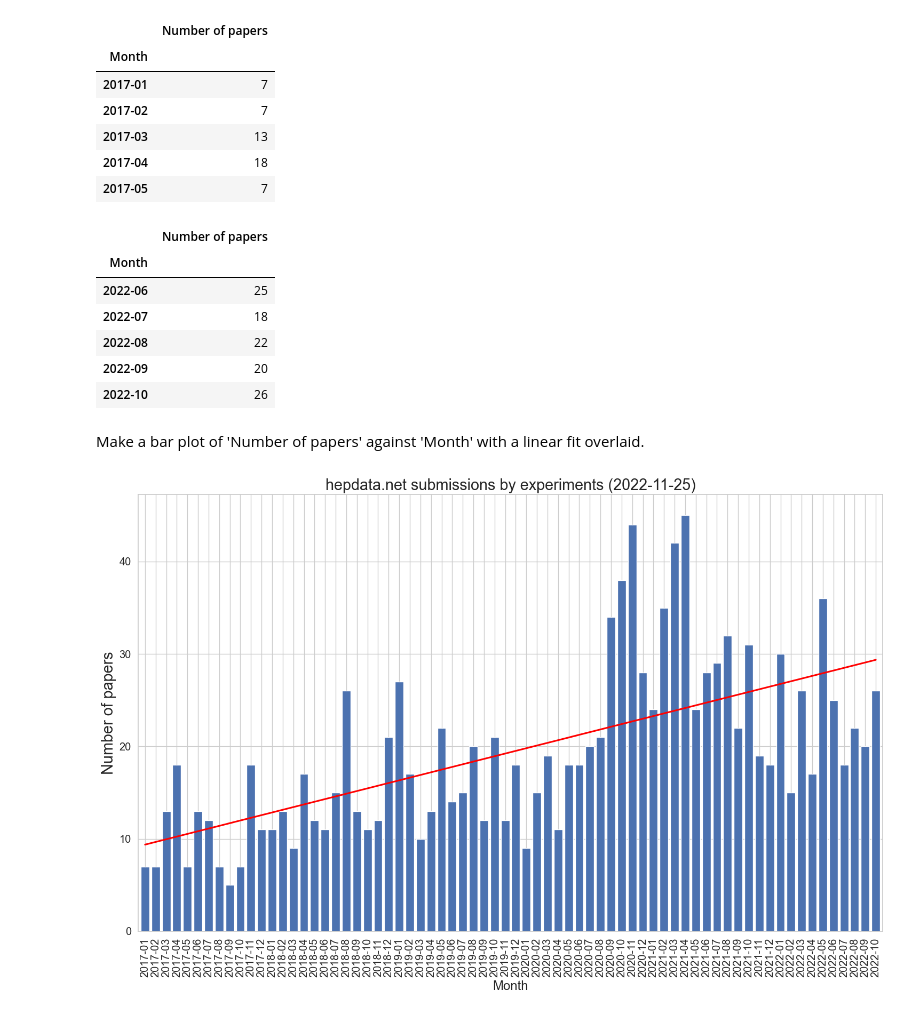
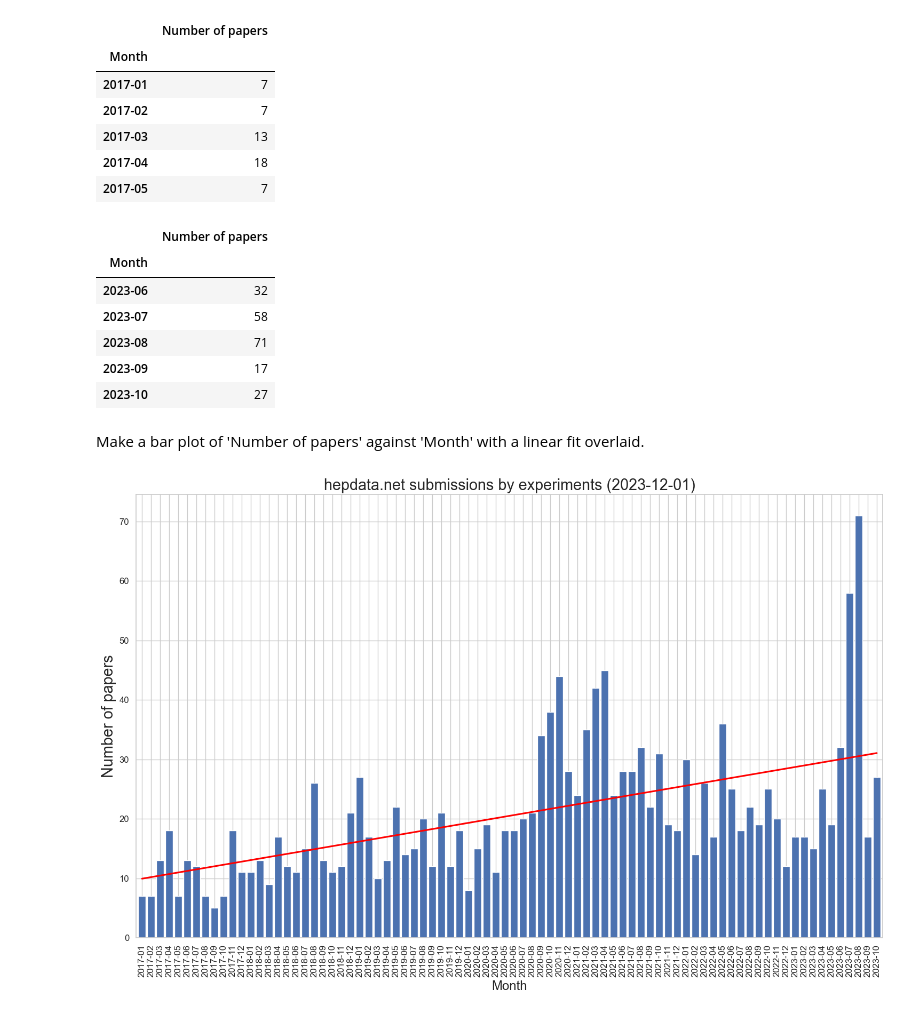
Before and after one commit to HEPData/miscellaneous, a Jupyter notebook: notebooks/plot_submissions_with_date.ipynb, the cells around one changed output. Saved outputs shown, nothing was run; the diff lists cells and outputs as text; code cells hidden in the pictures.

```diff
--- a/notebooks/plot_submissions_with_date.ipynb
+++ b/notebooks/plot_submissions_with_date.ipynb
@@ -12,3 +10,5 @@ date = '2022-11-25'
+# %%
+date = '2023-12-01'
 # %%
 df = pd.read_csv('submissions_with_date_{}.csv'.format(date), index_col='last_updated',
                  usecols=['collaboration', 'last_updated'], parse_dates=True)
@@ -99,29 +100,29 @@ df_count.tail()
 # %% [output]
 |  | Number of papers |
 | Month |  |
-| 2022-06 | 25 |
-| 2022-07 | 18 |
-| 2022-08 | 22 |
-| 2022-09 | 20 |
-| 2022-10 | 26 |
+| 2023-06 | 32 |
+| 2023-07 | 58 |
+| 2023-08 | 71 |
+| 2023-09 | 17 |
+| 2023-10 | 27 |
 # %% [markdown]
 Make a bar plot of 'Number of papers' against 'Month' with a linear fit overlaid.
 # %%
 plt.figure(facecolor='white', figsize=(15,10))
 ax = plt.subplot()
 
 # Bar plot of 'Number of papers' against 'Month'.
-df_count.plot(kind='bar', width=0.8, legend=False, fontsize='large', ax=ax)
+df_count.plot(kind='bar', width=0.8, legend=False, fontsize='medium', ax=ax)
 
 # Add a red line with a linear regression fit.
 sns.regplot(x=np.arange(df_count.shape[0]), y='Number of papers', data=df_count,
             scatter=False, ci=None, color='red')
 
 plt.title('hepdata.net submissions by experiments ({})'.format(date), fontsize='xx-large')
 plt.xlabel('Month', fontsize='x-large')
 plt.ylabel('Number of papers', fontsize='xx-large')
 plt.tight_layout()
 plt.savefig('submissions_with_date_{}.png'.format(date))
 plt.show()
 # %% [output]
-[figure, old version]
+[figure, new version]
```
Also changed, not shown: parts of 4 cells of this notebook, 3 other files.
